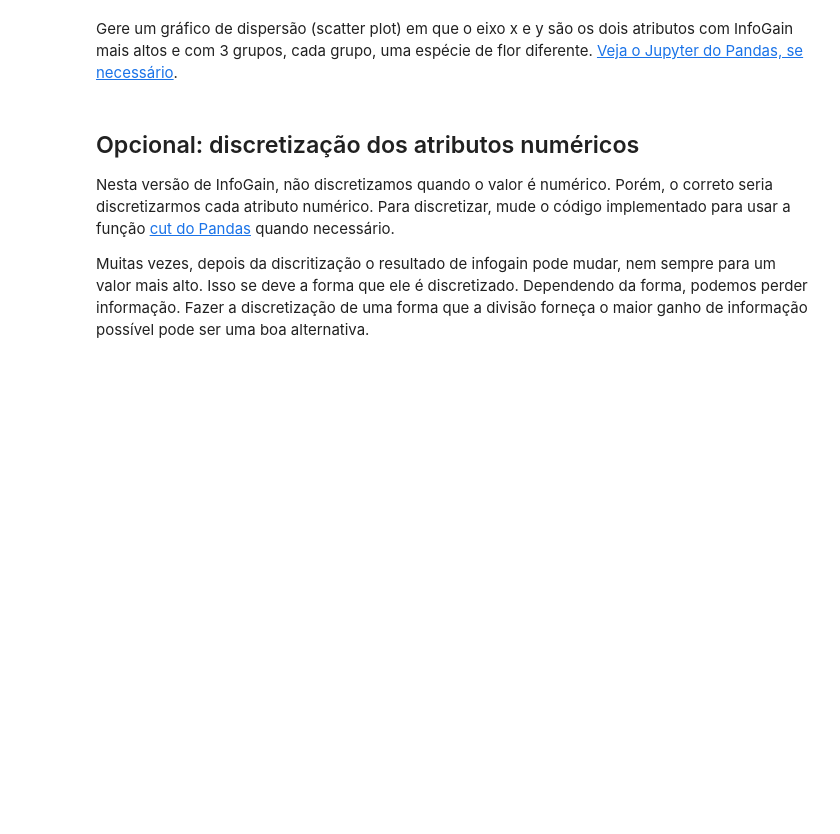
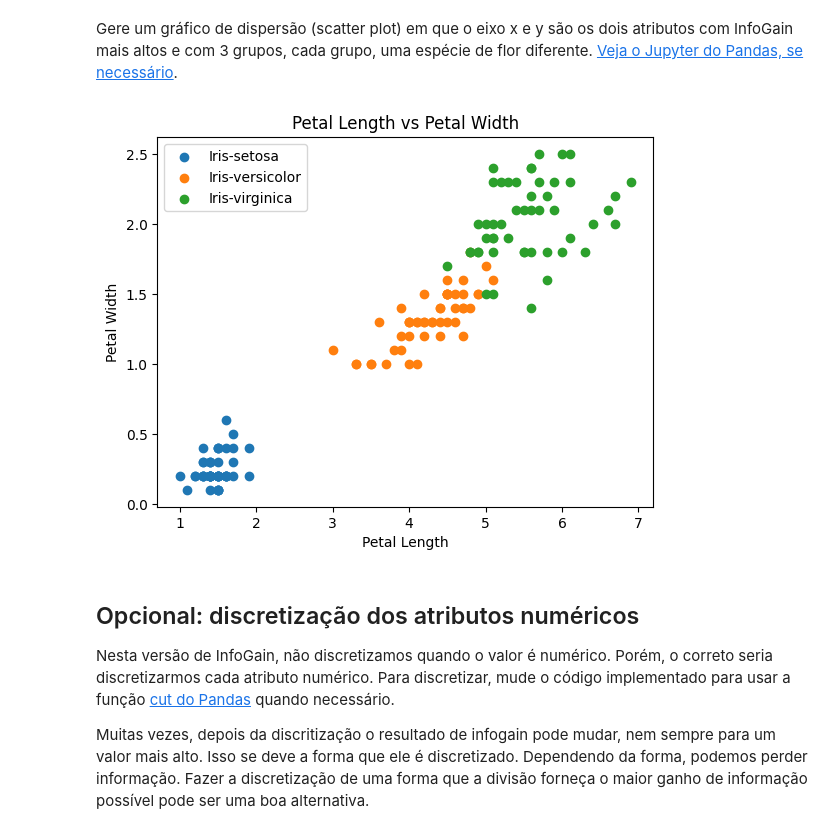
Before and after one commit to vnszero/machine-learning-algorithms, a Jupyter notebook: ap-de-maquina-cefetmg-ganho-de-informacao-master/Especificação - Análise de Atributos usando InfoGain.ipynb, the cells around one changed output. Drawn from its saved outputs; the diff is of its cells as text; code cells hidden in the pictures; blank space fills up the shorter version.

Commit message:
Adicionado scatter plot

```diff
--- a/ap-de-maquina-cefetmg-ganho-de-informacao-master/Especificação - Análise de Atributos usando InfoGain.ipynb
+++ b/ap-de-maquina-cefetmg-ganho-de-informacao-master/Especificação - Análise de Atributos usando InfoGain.ipynb
@@ -199,3 +202,26 @@ Gere um gráfico de dispersão (scatter plot) em que o eixo x e y são os dois a
+# %%
+# Crie o gráfico solicitado
+
+## Seu código aqui
+import matplotlib.pyplot as plt
+
+# Defining the attributes with the highest information gain
+x_attribute = 'Petal Length'
+y_attribute = 'Petal Width'
+
+# Plotting the scatter plot for each species
+for species in database['Species'].unique():
+    subset = database[database['Species'] == species]
+    plt.scatter(subset[x_attribute], subset[y_attribute], label=species)
+
+# Adding labels, title, and legend
+plt.xlabel(x_attribute)
+plt.ylabel(y_attribute)
+plt.title('Petal Length vs Petal Width')
+plt.legend()
+plt.show()
+# %% [output]
+[figure, added]
 # %% [markdown]
 ## Opcional: discretização dos atributos numéricos
 
```
Also changed, not shown: parts of 6 cells of this notebook.
